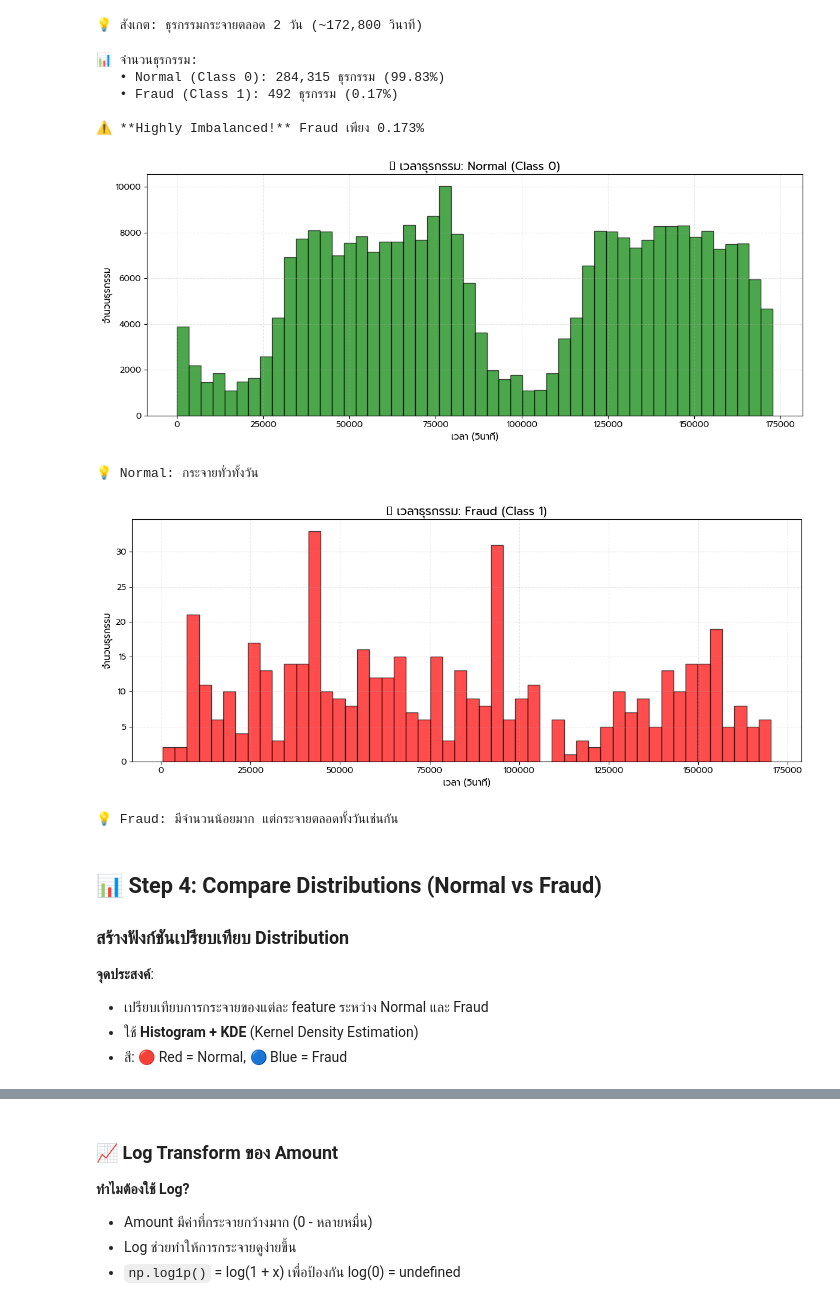
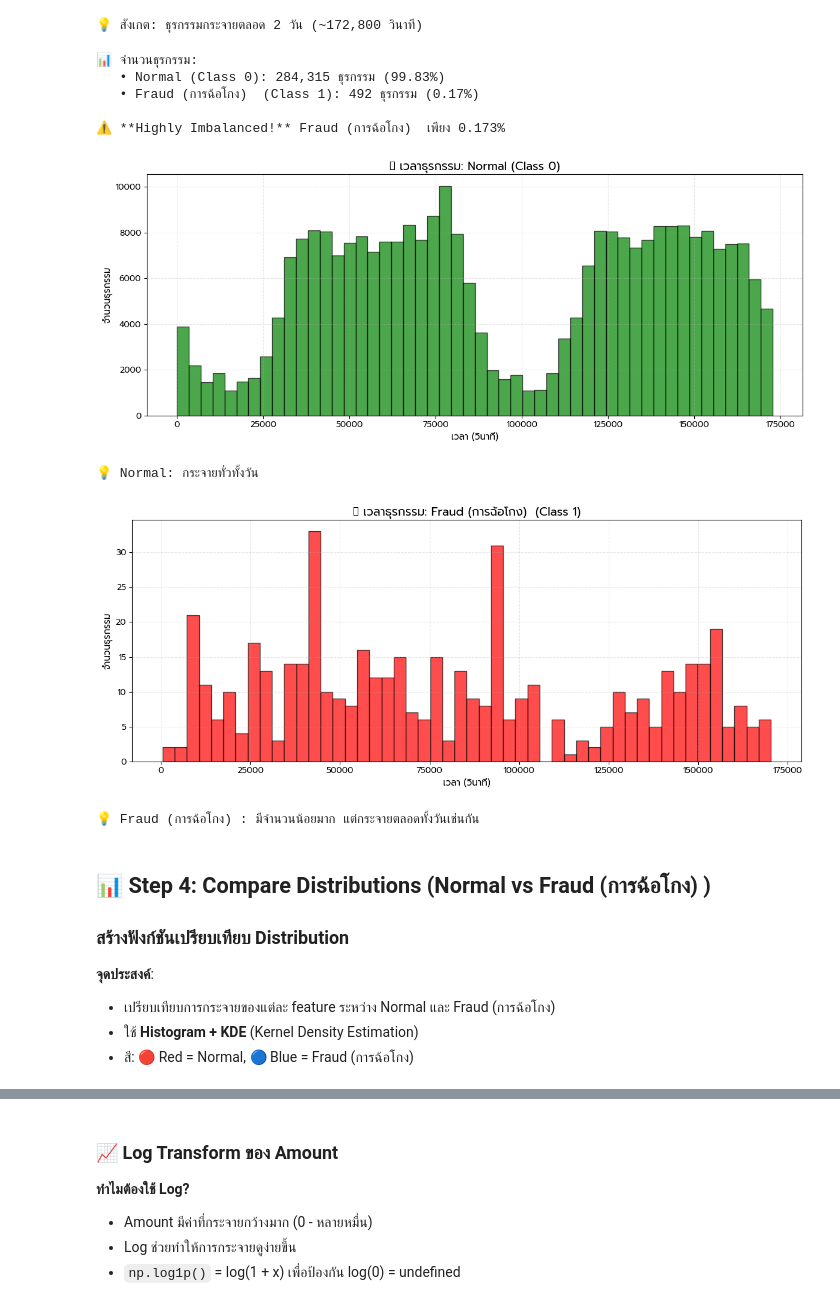
Before and after one commit to HamdeeNaseng/Naive-Bayes, a Jupyter notebook: Bayes Test/gaussian naive bayes/creditcard.ipynb, the cells around one changed output, grey strips where cells are left out. Drawn from its saved outputs; the diff is of its cells as text; code cells hidden in the pictures.

```diff
--- a/Bayes Test/gaussian naive bayes/creditcard.ipynb
+++ b/Bayes Test/gaussian naive bayes/creditcard.ipynb
@@ -121,12 +121,12 @@ print("💡 สังเกต: ธุรกรรมกระจายตลอ
 # %%
 # แยกข้อมูลตาม Class
 df0 = df[df['Class'] == 0]  # Normal
-df1 = df[df['Class'] == 1]  # Fraud
+df1 = df[df['Class'] == 1]  # Fraud (การฉ้อโกง)
 
 print(f"📊 จำนวนธุรกรรม:")
 print(f"   • Normal (Class 0): {len(df0):,} ธุรกรรม ({len(df0)/len(df)*100:.2f}%)")
-print(f"   • Fraud (Class 1): {len(df1):,} ธุรกรรม ({len(df1)/len(df)*100:.2f}%)")
-print(f"\n⚠️ **Highly Imbalanced!** Fraud เพียง {len(df1)/len(df)*100:.3f}%")
+print(f"   • Fraud (การฉ้อโกง)  (Class 1): {len(df1):,} ธุรกรรม ({len(df1)/len(df)*100:.2f}%)")
+print(f"\n⚠️ **Highly Imbalanced!** Fraud (การฉ้อโกง)  เพียง {len(df1)/len(df)*100:.3f}%")
 
 # กราฟ Time สำหรับ Normal
 plt.figure(figsize=(12, 5))
@@ -142,26 +142,26 @@ print("💡 Normal: กระจายทั่วทั้งวัน")
 # %% [output]
 📊 จำนวนธุรกรรม:
    • Normal (Class 0): 284,315 ธุรกรรม (99.83%)
-   • Fraud (Class 1): 492 ธุรกรรม (0.17%)
+   • Fraud (การฉ้อโกง)  (Class 1): 492 ธุรกรรม (0.17%)
 
-⚠️ **Highly Imbalanced!** Fraud เพียง 0.173%
+⚠️ **Highly Imbalanced!** Fraud (การฉ้อโกง)  เพียง 0.173%
 [figure]
 💡 Normal: กระจายทั่วทั้งวัน
 # %%
-# กราฟ Time สำหรับ Fraud
+# กราฟ Time สำหรับ Fraud (การฉ้อโกง)
 plt.figure(figsize=(12, 5))
 df1['Time'].hist(bins=50, edgecolor='black', alpha=0.7, color='red')
-plt.title('📊 เวลาธุรกรรม: Fraud (Class 1)', fontsize=14, fontweight='bold')
+plt.title('📊 เวลาธุรกรรม: Fraud (การฉ้อโกง)  (Class 1)', fontsize=14, fontweight='bold')
 plt.xlabel('เวลา (วินาที)', fontsize=11)
 plt.ylabel('จำนวนธุรกรรม', fontsize=11)
 plt.grid(alpha=0.3, linestyle='--')
 plt.tight_layout()
 plt.show()
 
-print("💡 Fraud: มีจำนวนน้อยมาก แต่กระจายตลอดทั้งวันเช่นกัน")
+print("💡 Fraud (การฉ้อโกง) : มีจำนวนน้อยมาก แต่กระจายตลอดทั้งวันเช่นกัน")
 # %% [output]
-[figure, old version]
+[figure, new version]
-💡 Fraud: มีจำนวนน้อยมาก แต่กระจายตลอดทั้งวันเช่นกัน
+💡 Fraud (การฉ้อโกง) : มีจำนวนน้อยมาก แต่กระจายตลอดทั้งวันเช่นกัน
 # %%
 def plot_per_class_distributions(feature):
     """
@@ -206,12 +206,12 @@ def plot_per_class_distributions(feature):
 # %% [markdown]
-## 📊 Step 4: Compare Distributions (Normal vs Fraud)
+## 📊 Step 4: Compare Distributions (Normal vs Fraud (การฉ้อโกง) )
 
 ### สร้างฟังก์ชันเปรียบเทียบ Distribution
 
 **จุดประสงค์**:
-- เปรียบเทียบการกระจายของแต่ละ feature ระหว่าง Normal และ Fraud
+- เปรียบเทียบการกระจายของแต่ละ feature ระหว่าง Normal และ Fraud (การฉ้อโกง)
 - ใช้ **Histogram + KDE** (Kernel Density Estimation)
-- สี: 🔴 Red = Normal, 🔵 Blue = Fraud
+- สี: 🔴 Red = Normal, 🔵 Blue = Fraud (การฉ้อโกง)
 # %%
 plot_per_class_distributions('Time')
 # %% [output]
```
Also changed, not shown: parts of 51 cells of this notebook, 1 other file.
